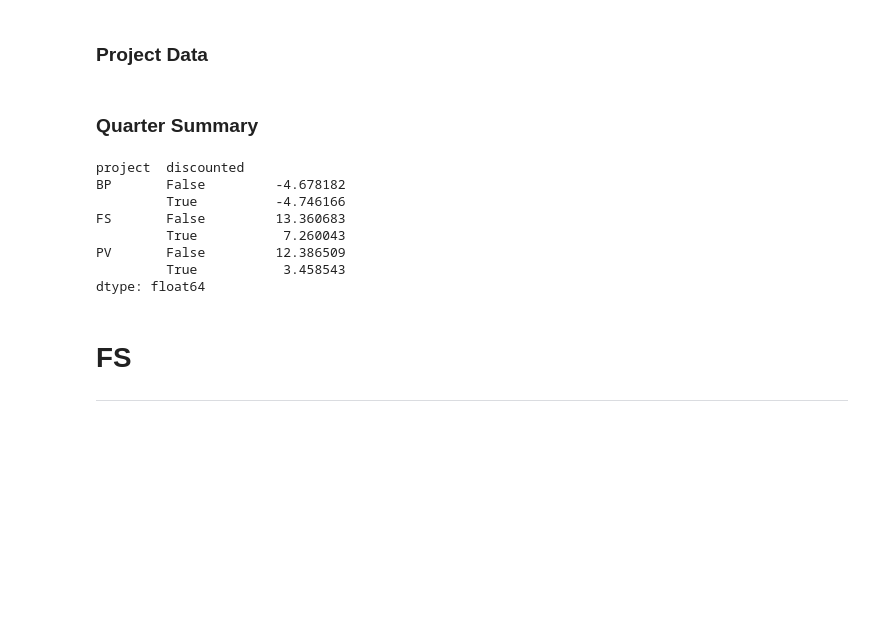
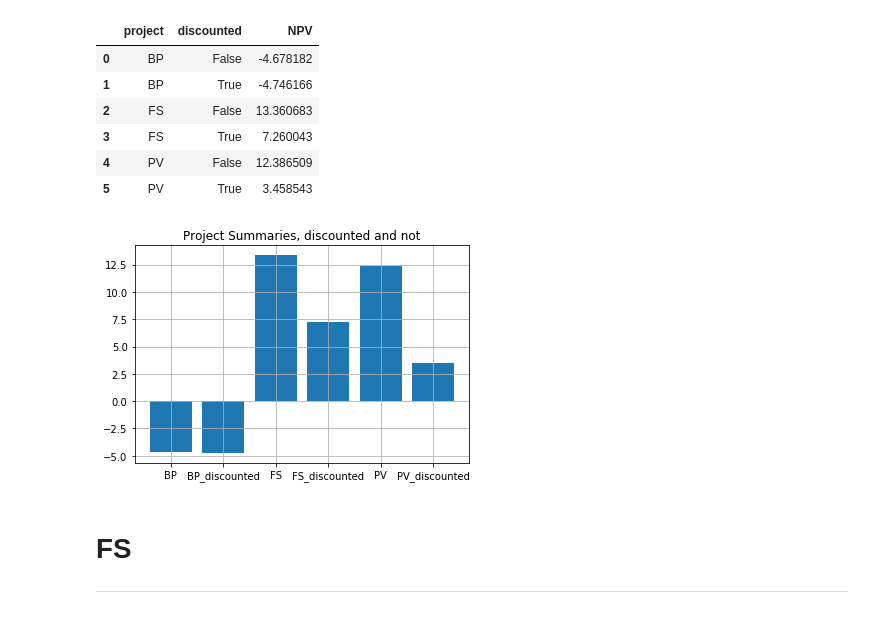
Before and after one commit to ldnelso2/portfolio, a Jupyter notebook: nz_portfolio_dashboard.ipynb, the cells around one changed output. Cells and saved outputs as stored; diff of their text form; code cells hidden in the pictures; blank space fills up the shorter version.

```diff
--- a/nz_portfolio_dashboard.ipynb
+++ b/nz_portfolio_dashboard.ipynb
@@ -308,2 +138,0 @@ class Project():
-# %% [markdown]
-### Project Data
@@ -432,8 +327,6 @@ class PortfolioSheetRow(SmartsheetRow):
 #     if any([s in a for s in blacklisted]):
 #         continue
 #     print(a + '\t\t\t' + str(getattr(r, a)))
-# %% [markdown]
-### Quarter Summary
 # %%
 # Allow for easy targeting of rows, here [20 - 70]
 SHEET_ROW_START = 20
@@ -471,18 +364,34 @@ for project_id, cash_flows in project_map.items():
         # Undiscounted
         cash_flow.discounted = False
         rows.append([project_id, False, cash_flow.name] + cash_flow.qtr)
+        cash_flow.discounted = True # set it back (default)
 
 df = pd.DataFrame(data=rows, columns=['project', 'discounted', 'name'] + quarter_labels)
-df.groupby(['project', 'discounted']).sum(numeric_only=True).sum(numeric_only=True, axis=1)
+df.groupby(['project', 'discounted']).sum(numeric_only=True).sum(numeric_only=True, axis=1).reset_index(name='NPV')
 # %% [output]
-project  discounted
-BP       False         -4.678182
-         True          -4.746166
-FS       False         13.360683
-         True           7.260043
-PV       False         12.386509
-         True           3.458543
-dtype: float64
+|  | project | discounted | NPV |
+| 0 | BP | False | -4.678182 |
+| 1 | BP | True | -4.746166 |
+| 2 | FS | False | 13.360683 |
+| 3 | FS | True | 7.260043 |
+| 4 | PV | False | 12.386509 |
+| 5 | PV | True | 3.458543 |
+# %%
+def gen_label(row):
+    postfix = '_discounted' if row['discounted'] else ''
+    return row['project'] + postfix
+
+table = df.groupby(['project', 'discounted']).sum(numeric_only=True).sum(numeric_only=True, axis=1).reset_index(name='NPV')
+table['label'] = table.apply(gen_label, axis=1)
+table
+
+fig = plt.figure()
+ax = fig.add_subplot(1, 1, 1)
+ax.bar(table['label'], table['NPV'])
+ax.set_title('Project Summaries, discounted and not')
+ax.grid(True)
+# %% [output]
+[figure, added]
 # %%
 def display_dataframe(df, title):
     display(HTML(f'<div><h3>{title}</h3></div>'))
```
Also changed, not shown: parts of 18 cells of this notebook.
